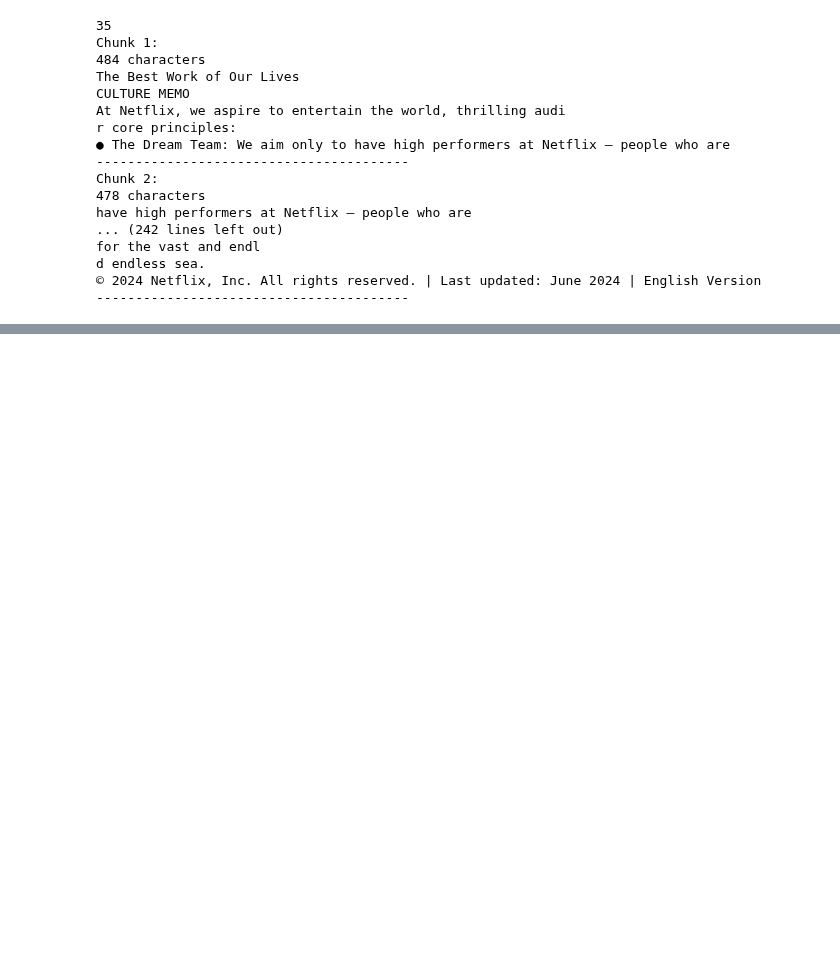
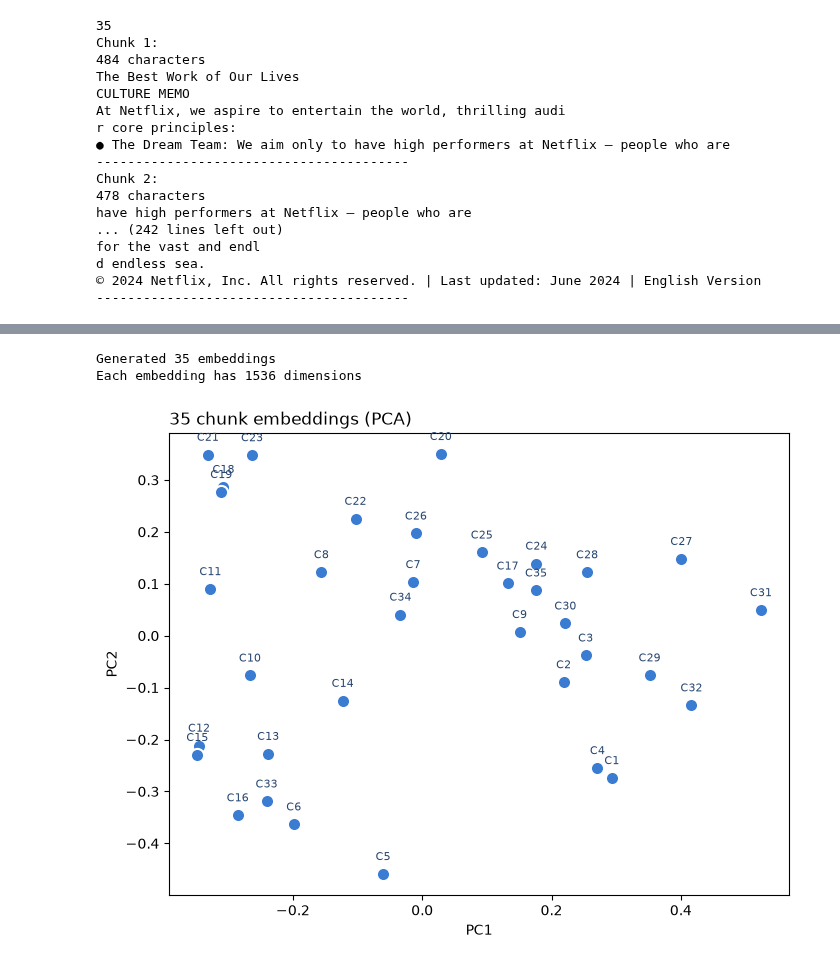
Before and after one commit to daniellec927/ai-engineering, a Jupyter notebook: AI Engineering Part 1/RAG.ipynb, the cells around one changed output, grey strips where cells are left out. Drawn from its saved outputs; the diff is of its cells as text; code cells hidden in the pictures; blank space fills up the shorter version.

```diff
--- a/AI Engineering Part 1/RAG.ipynb
+++ b/AI Engineering Part 1/RAG.ipynb
@@ -285,0 +288,8 @@ d endless sea.
+# %%
+# Generate Embeddings for all chunks
+response = client.embeddings.create(
+    model = "text-embedding-3-small",
+    input = chunks
+)
+
+embeddings = [item.embedding for item in response.data]
@@ -285,0 +313,34 @@ d endless sea.
+# %%
+# verify embeddings
+print(f"Generated {len(embeddings)} embeddings")
+print(f"Each embedding has {len(embeddings[0])} dimensions")
+# %% [output]
+Generated 35 embeddings
+Each embedding has 1536 dimensions
+# %%
+import numpy as np, matplotlib.pyplot as plt
+from sklearn.decomposition import PCA
+
+X = np.array(embeddings)
+xy = PCA(n_components=2).fit_transform(X)
+
+fig, ax = plt.subplots(figsize=(8, 6))
+ax.scatter(*xy.T, s=90, color="#3b7cd3", edgecolor="white", linewidth=1.5)
+
+for i, (x, y) in enumerate(xy):
+    ax.annotate(
+        f"C{i + 1}",
+        (x, y),
+        textcoords="offset points",
+        xytext=(0, 10),
+        ha="center",
+        fontsize=8,
+        color="#26456f",
+    )
+
+ax.set_title(f"{len(chunks)} chunk embeddings (PCA)", loc="left")
+ax.set_xlabel("PC1")
+ax.set_ylabel("PC2")
+plt.show()
+# %% [output]
+[figure, added]
```
Also changed, not shown: parts of 18 cells of this notebook.
